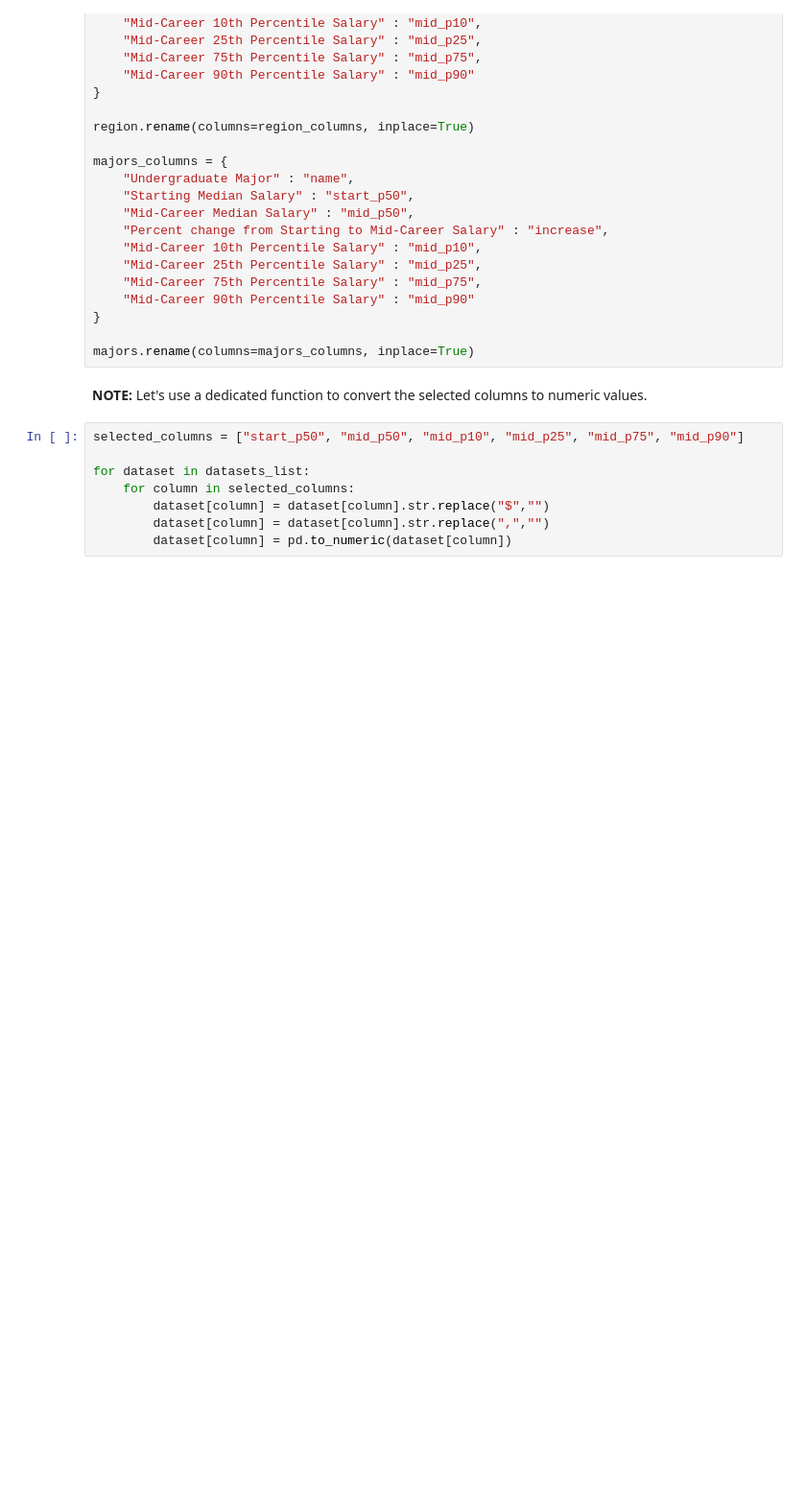
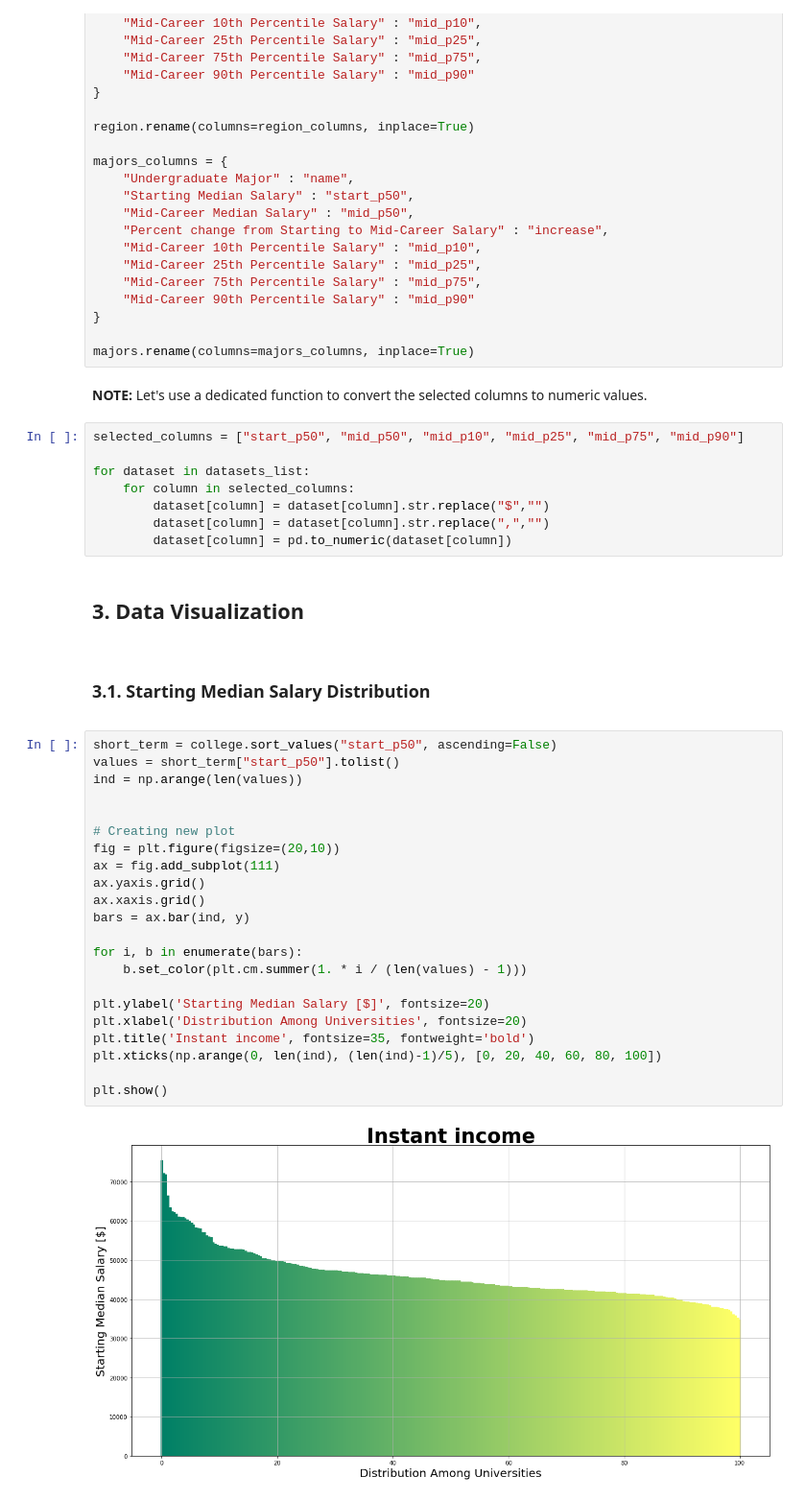
Before and after one commit to SkalskiP/ILearnMachineLearning.py, a Jupyter notebook: 0_Kaggle_projects/College.ipynb, the cells around one changed output. Shown at 96% size. Drawn from its saved outputs; the diff is of its cells as text; blank space fills up the shorter version.

Commit message:
distribution of income

```diff
--- a/0_Kaggle_projects/College.ipynb
+++ b/0_Kaggle_projects/College.ipynb
@@ -170,3 +173,33 @@ for dataset in datasets_list:
         dataset[column] = dataset[column].str.replace("$","")
         dataset[column] = dataset[column].str.replace(",","")
         dataset[column] = pd.to_numeric(dataset[column])
+# %% [markdown]
+## 3. Data Visualization
+<a id="data_visualization"></a>
+# %% [markdown]
+### 3.1. Starting Median Salary Distribution
+<a id="starting_median_salary_distribution"></a>
+# %%
+short_term = college.sort_values("start_p50", ascending=False)
+values = short_term["start_p50"].tolist()
+ind = np.arange(len(values))
+
+
+# Creating new plot
+fig = plt.figure(figsize=(20,10))
+ax = fig.add_subplot(111)
+ax.yaxis.grid()
+ax.xaxis.grid()
+bars = ax.bar(ind, y)
+
+for i, b in enumerate(bars):
+    b.set_color(plt.cm.summer(1. * i / (len(values) - 1)))
+
+plt.ylabel('Starting Median Salary [$]', fontsize=20)
+plt.xlabel('Distribution Among Universities', fontsize=20)
+plt.title('Instant income', fontsize=35, fontweight='bold')
+plt.xticks(np.arange(0, len(ind), (len(ind)-1)/5), [0, 20, 40, 60, 80, 100])
+
+plt.show()
+# %% [output]
+[figure, added]
```
Also changed, not shown: parts of 2 cells of this notebook.
